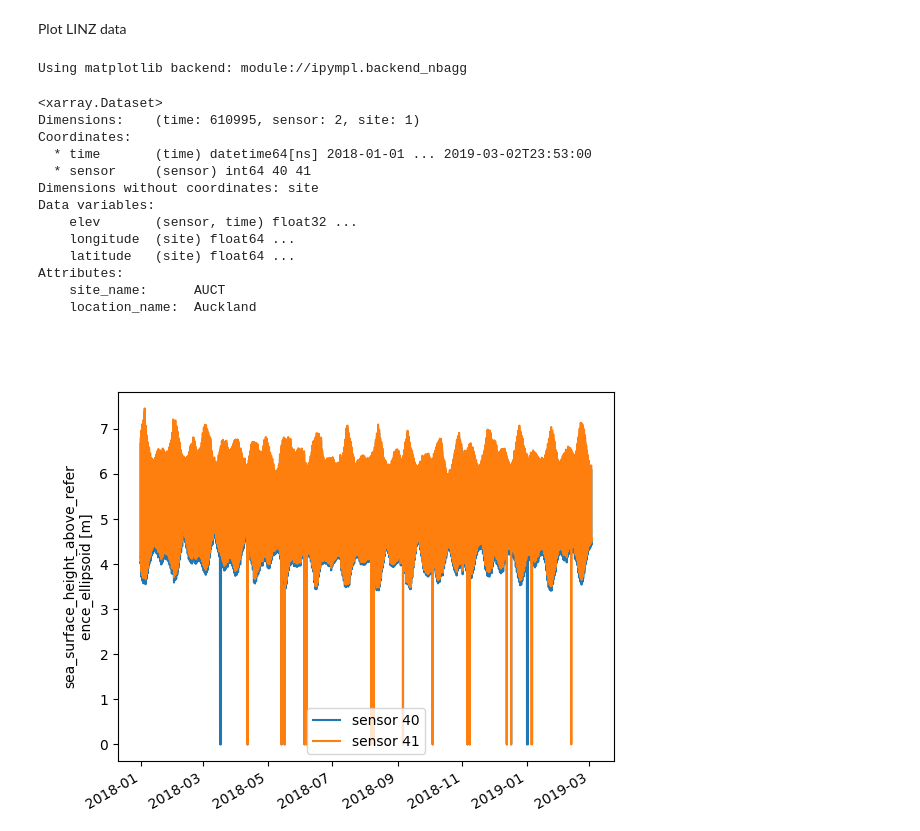
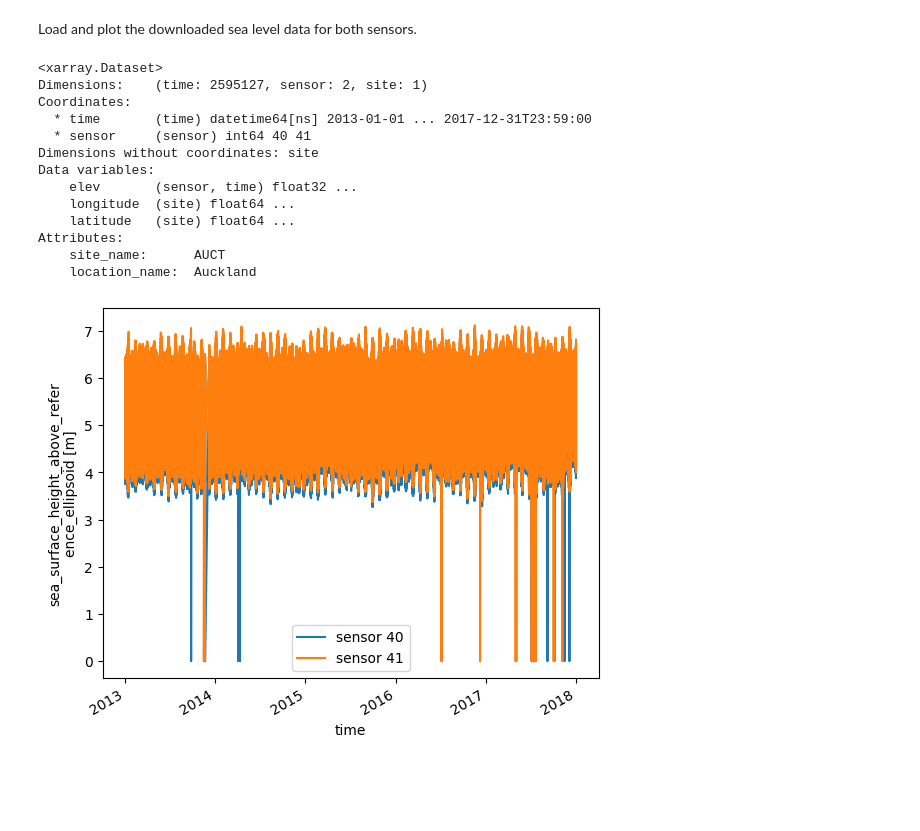
Before and after one commit to metocean/TAIAO, a Jupyter notebook: data_connectors/linz_connectors/download_linz.ipynb, the cells around one changed output. Cells and saved outputs as stored; diff of their text form; code cells hidden in the pictures; blank space fills up the shorter version.

Commit message:
tidying up linz data download notebook

```diff
--- a/data_connectors/linz_connectors/download_linz.ipynb
+++ b/data_connectors/linz_connectors/download_linz.ipynb
@@ -50,31 +79,32 @@ Failed downloading on /tmp/tmp8biotzqc/AUCT_40_2013328.zip
 Year:  2018
 saving to netcdf
 downloading readme
-# %% [markdown]
-Plot LINZ data
+# %% [markdown]
+Load and plot the downloaded sea level data for both sensors.
 # %%
-%matplotlib
+%matplotlib inline
 import xarray as xr
 import matplotlib.pyplot as plt
 
 ds = xr.open_dataset(output_file)
+
+print(ds)
+
 ds.elev.sel(sensor=40, drop=True).plot(label='sensor 40');
 ds.elev.sel(sensor=41, drop=True).plot(label='sensor 41');
-plt.legend(loc='best')
-ds
+plt.legend(loc='best');
 # %% [output]
-Using matplotlib backend: module://ipympl.backend_nbagg
+<xarray.Dataset>
+Dimensions:    (time: 2595127, sensor: 2, site: 1)
+Coordinates:
+  * time       (time) datetime64[ns] 2013-01-01 ... 2017-12-31T23:59:00
+  * sensor     (sensor) int64 40 41
+Dimensions without coordinates: site
+Data variables:
+    elev       (sensor, time) float32 ...
+    longitude  (site) float64 ...
+    latitude   (site) float64 ...
+Attributes:
+    site_name:      AUCT
+    location_name:  Auckland
-<xarray.Dataset>
-Dimensions:    (time: 610995, sensor: 2, site: 1)
-Coordinates:
-  * time       (time) datetime64[ns] 2018-01-01 ... 2019-03-02T23:53:00
-  * sensor     (sensor) int64 40 41
-Dimensions without coordinates: site
-Data variables:
-    elev       (sensor, time) float32 ...
-    longitude  (site) float64 ...
-    latitude   (site) float64 ...
-Attributes:
-    site_name:      AUCT
-    location_name:  Auckland
-[figure, old version]
+[figure, new version]
```
Also changed, not shown: parts of 9 cells of this notebook.
